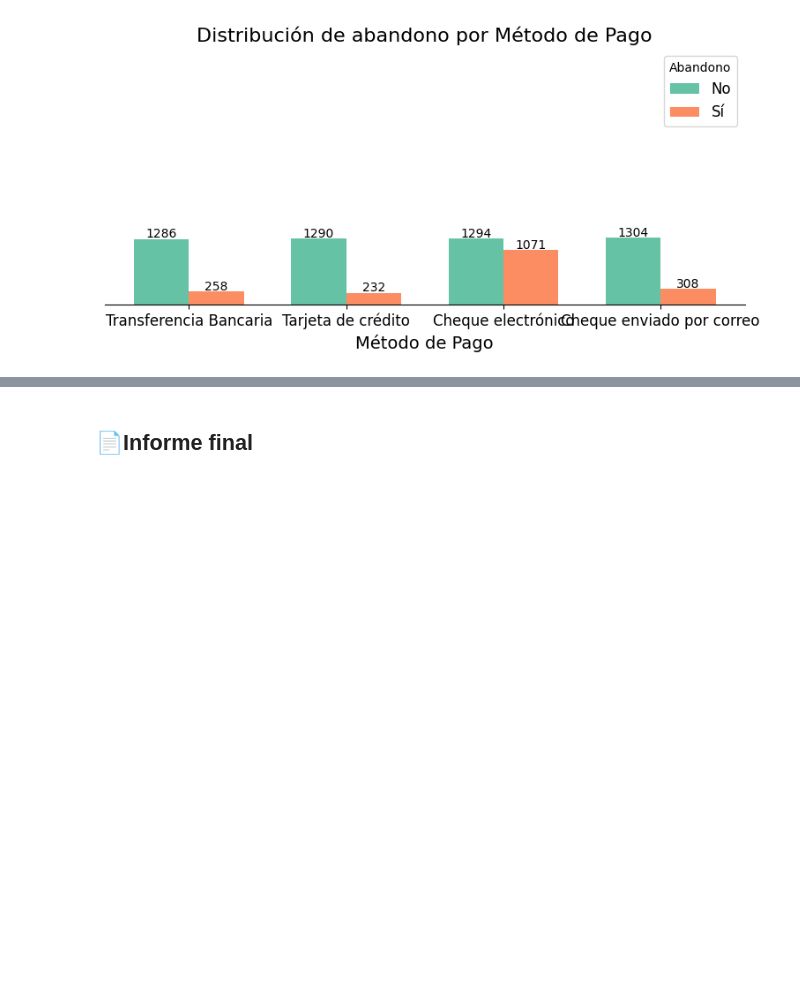
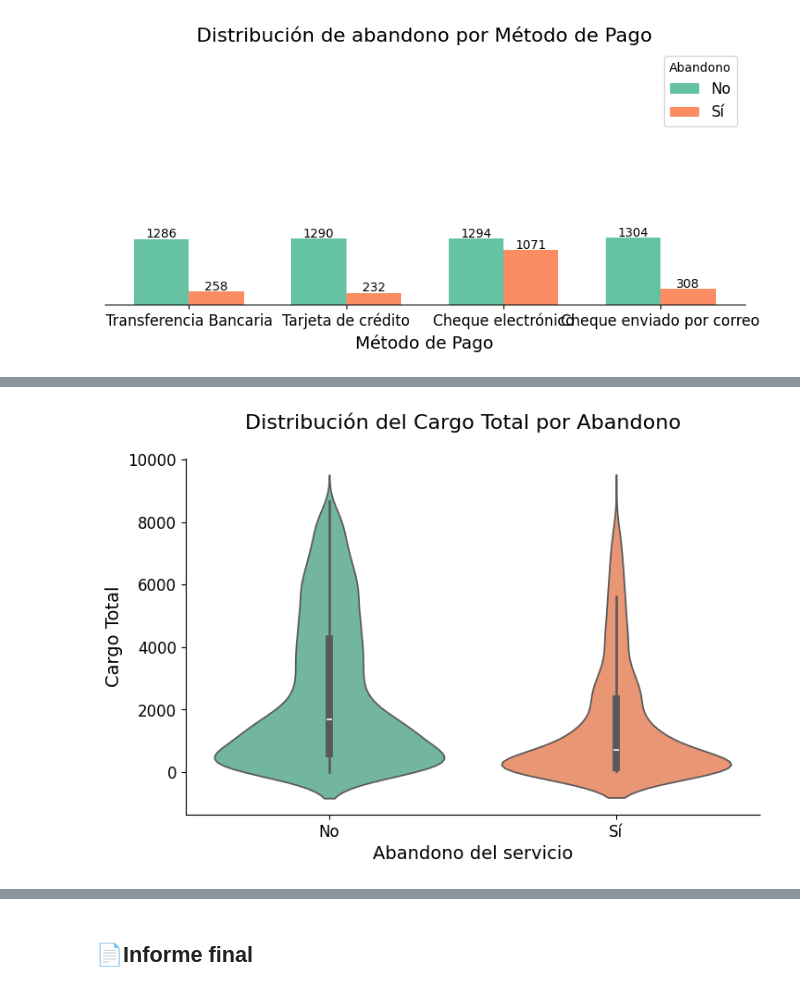
Before and after one commit to IsaiasRVH2/Challenge-Telecom-X, a Jupyter notebook: TelecomX_LATAM.ipynb, the cells around one changed output, grey strips where cells are left out. Cells and saved outputs as stored; diff of their text form; code cells hidden in the pictures; blank space fills up the shorter version.

```diff
--- a/TelecomX_LATAM.ipynb
+++ b/TelecomX_LATAM.ipynb
@@ -573,0 +617,15 @@ graficar_abandono_ohe(df, 'Método de Pago', 'Método de Pago')
+# %%
+# Distribución de la variable 'Cargo Total' según 'Abandono'
+fig, ax = plt.subplots(figsize=(8, 5))
+fig.suptitle('Distribución del Cargo Total por Abandono', fontsize=16)
+sns.violinplot(data=df_numericas, y='Cargo Total', x='Abandono', hue=filtro, ax=ax)
+ax.set_xlabel('Abandono del servicio', fontsize=14)
+ax.set_ylabel('Cargo Total', fontsize=14)
+sns.set_palette('Set2')
+sns.despine()
+ax.legend_.remove()
+ax.set_xticks([0, 1], labels=['No', 'Sí'])
+ax.tick_params(labelsize=12)
+plt.show()
+# %% [output]
+[figure, added]
```
Also changed, not shown: parts of 6 cells of this notebook.
